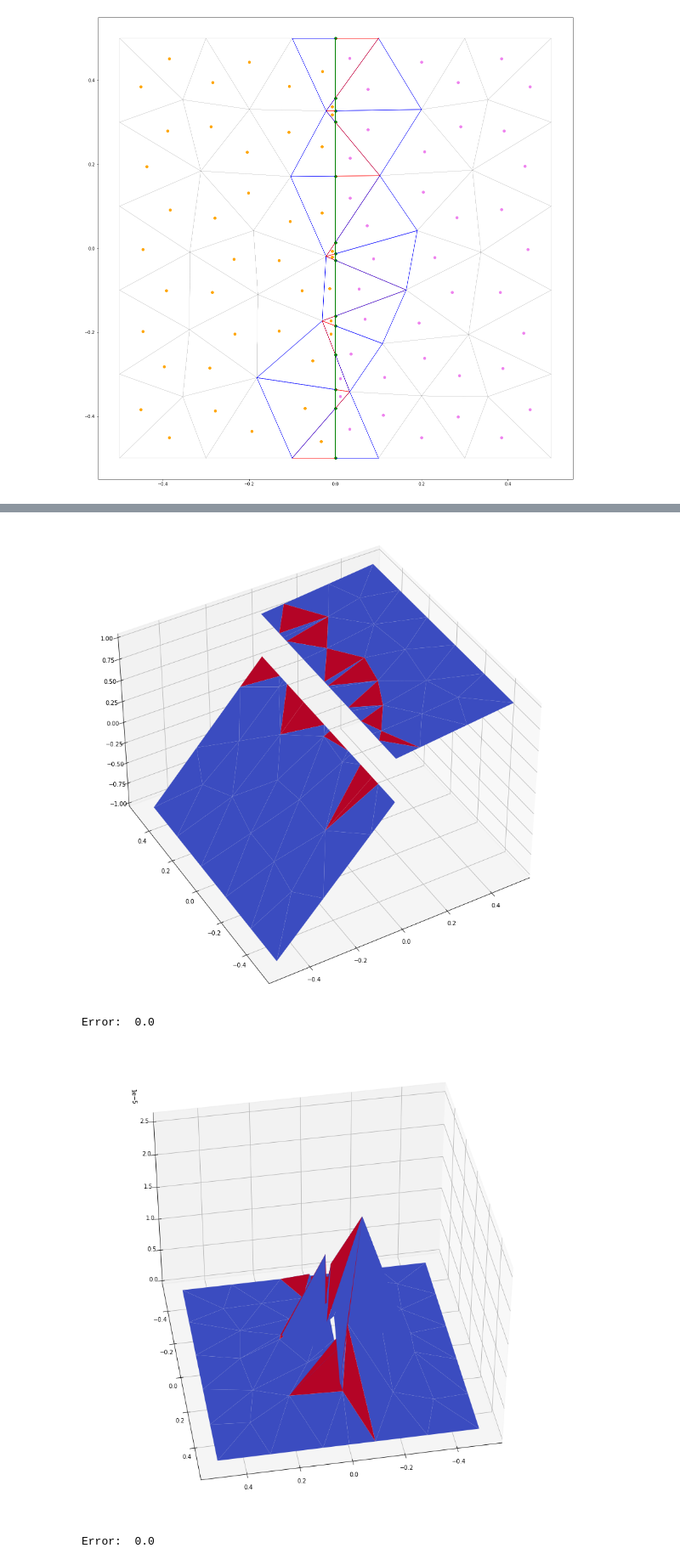
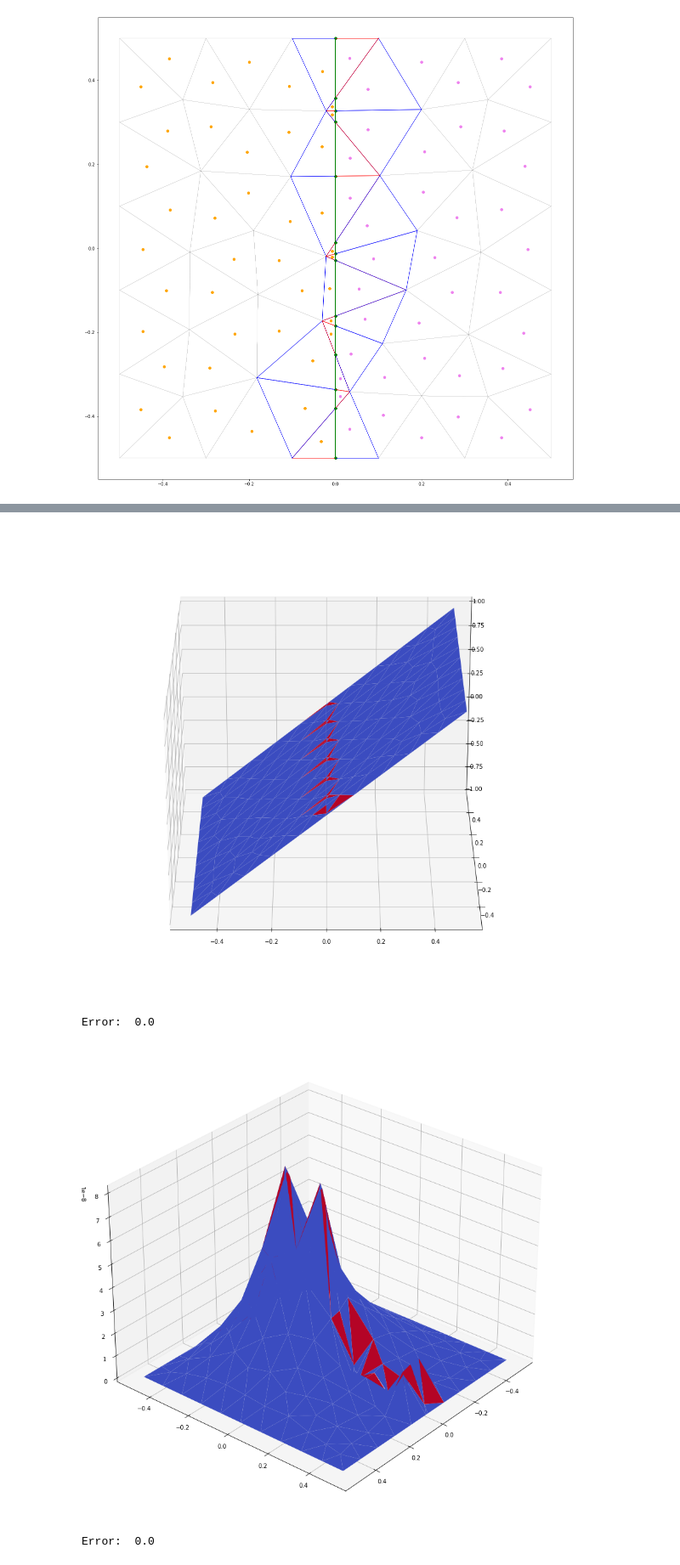
Before and after one commit to aurelio-spadotto/notebooks, a Jupyter notebook: brokenmesh_1D.ipynb, the cells around one changed output, grey strips where cells are left out. Shown at 85% size. Saved outputs shown, nothing was run; the diff lists cells and outputs as text; code cells hidden in the pictures.

```diff
--- a/brokenmesh_1D.ipynb
+++ b/brokenmesh_1D.ipynb
@@ -10,10 +13,10 @@ from matplotlib.ticker import NullFormatter
 # %%
 # data
 L = 0.5 # semi-side
-sigma_min = 0.1
+sigma_min = 1
 sigma_plus = 1
-phi_datum = lambda x,y: 0.5
-phi_gamma = 0.5
+phi_datum = lambda x,y: 0 # have to define it as lambda function and as real
+phi_gamma = 0
 g_min  = -1
 g_plus =  1
 
@@ -31,7 +34,7 @@ ref_sol = lambda mesh, dof, \
           ref_sol_min=ref_sol_min, ref_sol_plus=ref_sol_plus: \
           ddr.reference_1D_solution(mesh, dof, ref_sol_min, ref_sol_plus)
 
-eta = 1e6
+eta = 1e12
 # %%
 # load mesh
 mesh_filename = "square_L1_N5.msh"
@@ -89,7 +61,9 @@ G_no_sigma_matrices = []
 S_matrices =[]
 M_gamma_matrices = []
 N_gamma_matrices = []
-b_phi_matrices = []
+b_phi_vectors = []
+A_matrices = []
+b_vectors = []
 solutions = []
 errors_L0 = []
 errors_energy = []
@@ -105,7 +79,9 @@ for (i,N) in enumerate (size_list):
     S_matrices.append(S)
     M_gamma_matrices.append(M_gamma)
     N_gamma_matrices.append(N_gamma)
-    b_phi_matrices.append(b_phi)
+    b_phi_vectors.append(b_phi)
+    A_matrices.append(A)
+    b_vectors.append(b)
     solutions.append(u)
     errors_L0.append(err_L0)
     errors_energy.append(err_energy)
@@ -162,8 +138,8 @@ ax.grid('on')
 # %%
-n = 0
+n = 1
 G_no_sigma = G_no_sigma_matrices[n]
 N_gamma = N_gamma_matrices[n]
 S = S_matrices[n]
-ddr.plot_solution(Meshes[n], solutions[n], elevation=40, azimuth=-120)
+ddr.plot_solution(Meshes[n], solutions[n], elevation=0, azimuth=-120)
 print ("Error: ", ddr.calc_energy_error(Meshes[n],solutions[n],ref_sol, G_no_sigma, N_gamma, S))
 # %% [output]
@@ -175,17 +151,30 @@ G_no_sigma = G_no_sigma_matrices[n]
 N_gamma = N_gamma_matrices[n]
 S = S_matrices[n]
 u_ref = np.array([ ref_sol(mesh,dof) for dof in range(mesh.Ndof)])
-ddr.plot_solution(mesh, u_ref, elevation=40, azimuth=-120)
+ddr.plot_solution(mesh, u_ref, elevation=25, azimuth=-90)
 print ("Error: ", ddr.calc_energy_error(mesh,u_ref,ref_sol, G_no_sigma, N_gamma, S))
 # %% [output]
-[figure, old version]
+[figure, new version]
 Error:  0.0
 # %%
 mesh = Meshes[n]
 u = solutions[n]
-u_ref = np.array([ ref_sol(mesh,dof) for dof in range(mesh.Ndof)])
-ddr.plot_solution(mesh, np.abs(u_ref-u), elevation=40, azimuth=80)
+u_ref = [ ref_sol(mesh,dof) for dof in range(mesh.Ndof)]
+
+# define u_ref exactely as done in routine impose_bc
+#def def_u_ref (mesh,u_ref, ref_sol):
+#    for dof in range(mesh.Ndof):
+#        if (dof<mesh.Npoints):
+#            ino = dof
+#        else:
+#            ino = dof-(mesh.Npoints-mesh.Npoints_init)
+#        if (mesh.bnd_mask[ino]>0):
+#            u_ref[dof] = ref_sol(mesh,dof)
+#u_ref = np.zeros(mesh.Ndof)
+#def_u_ref(mesh, u_ref, ref_sol)
+
+ddr.plot_solution(mesh, np.abs(u_ref-u), elevation=30, azimuth=40)
 print ("Error: ", ddr.calc_L0_error(mesh,u_ref,ref_sol))
 # %% [output]
-[figure, old version]
+[figure, new version]
 Error:  0.0
```
Also changed, not shown: parts of 8 cells of this notebook, 4 other files.
